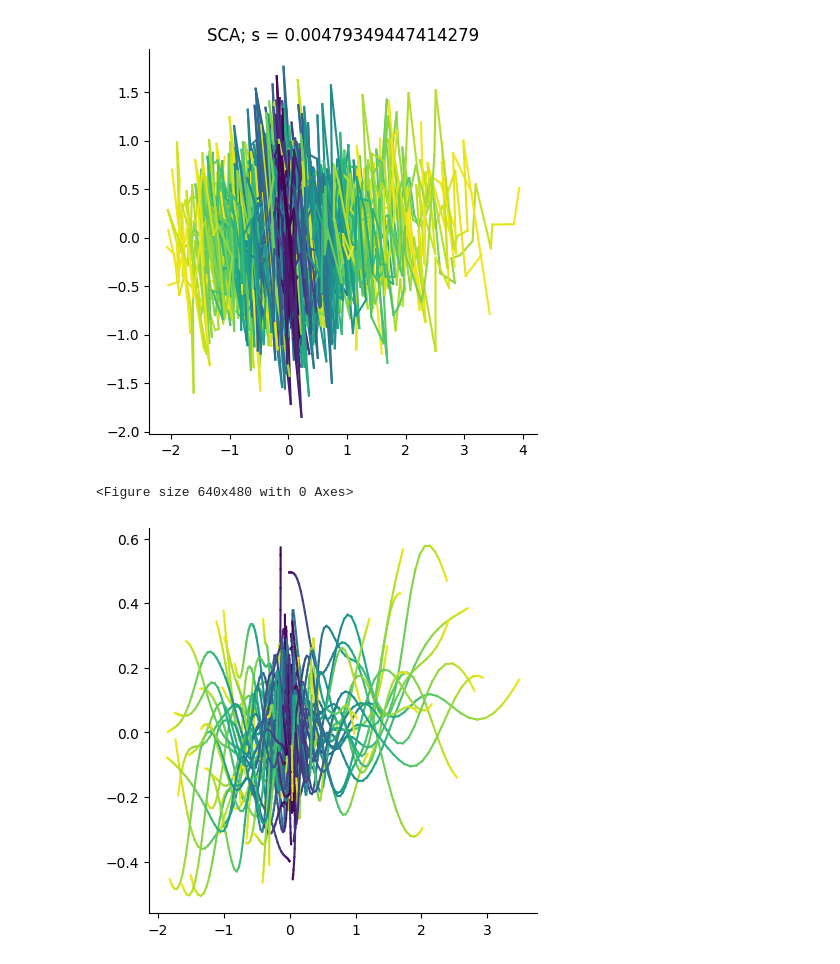
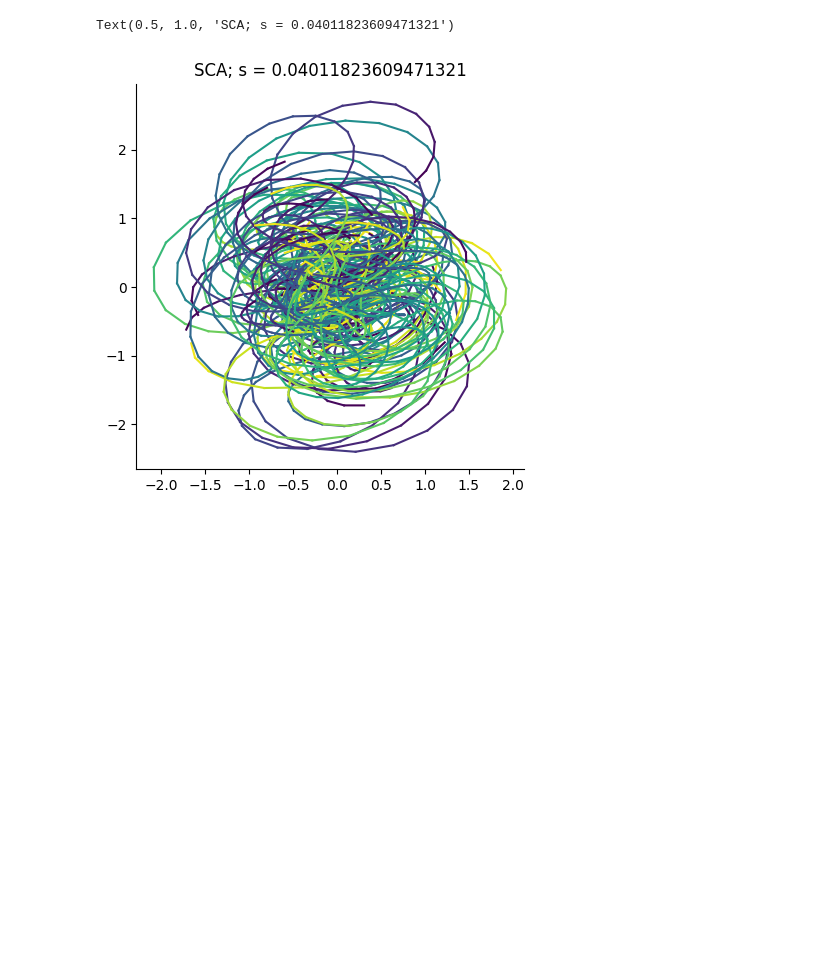
Before and after one commit to ArielleRosinski/SCA_project, a Jupyter notebook: toy_dataset_kSCA_inducing_points.ipynb, the cells around one changed output. Cells and saved outputs as stored; diff of their text form; code cells hidden in the pictures; blank space fills up the shorter version.

Commit message:
run toy data  smooth noise

```diff
--- a/toy_dataset_kSCA_inducing_points.ipynb
+++ b/toy_dataset_kSCA_inducing_points.ipynb
@@ -109,16 +109,21 @@ def add_random_modes(X, key1, key2, mean=0, std_dev=1):
     X = jnp.concatenate((X, combined_trajectories), axis=1)
     return X
 
-def add_low_rank_noise(X, key1, key2, proj_dims = 3, sigma = 0.75 ):
+def add_low_rank_noise(X, key1, key2, proj_dims = 3, sigma = 0.75, l2=0.1 ):
     K, N, T = X.shape
     B = random.normal(key1, (N, proj_dims))
     B, _ = jnp.linalg.qr(B)
 
-    epsilon_t = random.normal(key2, (K, T, proj_dims)) * sigma
+    time_points = jnp.linspace(0, 1, T)[None, :]
+    cov_matrix = K_X_Y_squared_exponential(time_points, time_points, l2=l2)
+    L = jnp.linalg.cholesky(cov_matrix + jnp.identity(T) * 1e-5)
+
+    epsilon_t_uncorr = random.normal(key2, (K, T, proj_dims)) * sigma
+    epsilon_t = jnp.einsum("ts,ksd->ktd", L, epsilon_t_uncorr)
     noise = jnp.einsum('ktd,nd->knt', epsilon_t, B)
 
     X += noise
-    return X
+    return X, noise
 
 def apply_gaussian_smoothing(data, sigma=1, axes=-1):
     smoothed_data = gaussian_filter(np.array(data), sigma=sigma, axes=axes)
@@ -134,11 +139,11 @@ split = 20
 d = 2
 c=30
 
-X = get_rotations(K, T, key1)
+X = get_infty_traj(K, T, key1)
 print(X.shape)
-#X = project_X(X, key2, proj_dims=50)
-# print(X.shape)
-# X = add_low_rank_noise(X, key3, key4, sigma = 0.01 )
+X = project_X(X, key2, proj_dims=50)
+print(X.shape)
+X, _ = add_low_rank_noise(X, key3, key4, sigma = 0.75, l2=1e-1 )
 
 X_train=X[split:]
 X_test=X[:split]
@@ -249,20 +253,19 @@ Iteration 490, S: 30.778799057006836, S_ratio: 0.009816997684538364
 # %%
 
 U_qr, _ = jnp.linalg.qr(U)
 Y = jnp.einsum('ji,kjl->kil', U_qr, center(X_train))
 plot_2D(Y[:,:,:])
 plt.title(f'SCA; s = {compute_S_all_pairs(Y)}')
 
-Y_smoothed = apply_gaussian_smoothing(Y, sigma=4)
-plt.figure()
-plot_2D(Y_smoothed)
+# Y_smoothed = apply_gaussian_smoothing(Y, sigma=4)
+# plt.figure()
+# plot_2D(Y_smoothed)
 #np.save('/Users/ariellerosinski/My Drive/Cambridge/Project/outputs/toy datasets/1D exp + obs noise/linear/Y_test', Y)
 # np.save('/Users/ariellerosinski/My Drive/Cambridge/Project/outputs/toy datasets/1D exp + obs noise/linear/ls_loss', np.array(ls_loss))
 # np.save('/Users/ariellerosinski/My Drive/Cambridge/Project/outputs/toy datasets/1D exp + obs noise/linear/ls_S_ratio', np.array(ls_S_ratio))
 # %% [output]
+Text(0.5, 1.0, 'SCA; s = 0.04011823609471321')
-[figure, old version]
+[figure, new version]
-<Figure size 640x480 with 0 Axes>
-[figure, removed]
 # %%
 """ PCA """
 X_pca_train = center(X_train).swapaxes(1,2).reshape(-1, N)
```
Also changed, not shown: parts of 5 cells of this notebook, 4 other files.
